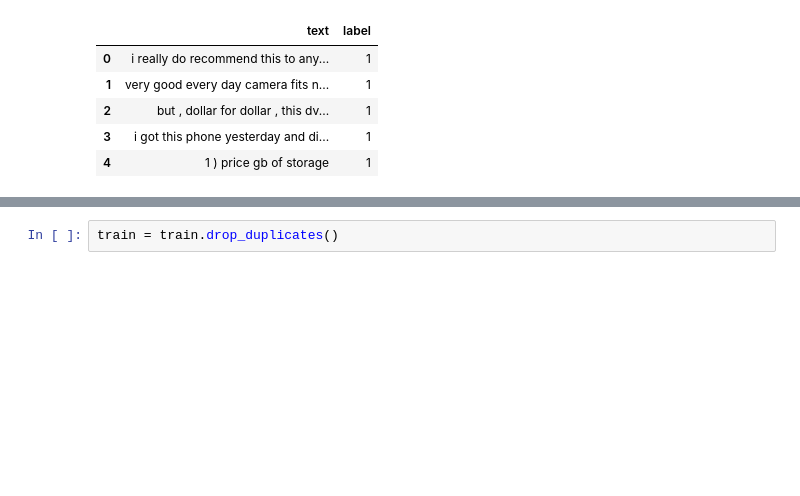
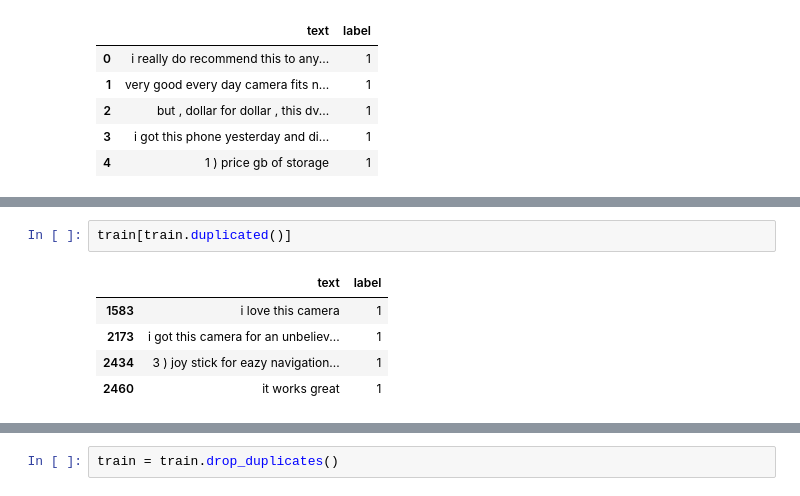
Before and after one commit to m4nugnzl/NUWEOracleReto2, a Jupyter notebook: Angel/all.ipynb, the cells around one changed output, grey strips where cells are left out. Cells and saved outputs as stored; diff of their text form; blank space fills up the shorter version.

```diff
--- a/Angel/all.ipynb
+++ b/Angel/all.ipynb
@@ -72,0 +83,8 @@ Hay 4 noticias duplicadas
+# %%
+train[train.duplicated()]
+# %% [output]
+|  | text | label |
+| 1583 | i love this camera | 1 |
+| 2173 | i got this camera for an unbeliev... | 1 |
+| 2434 | 3 ) joy stick for eazy navigation... | 1 |
+| 2460 | it works great | 1 |
```
Also changed, not shown: parts of 3 cells of this notebook, 3 other files.
